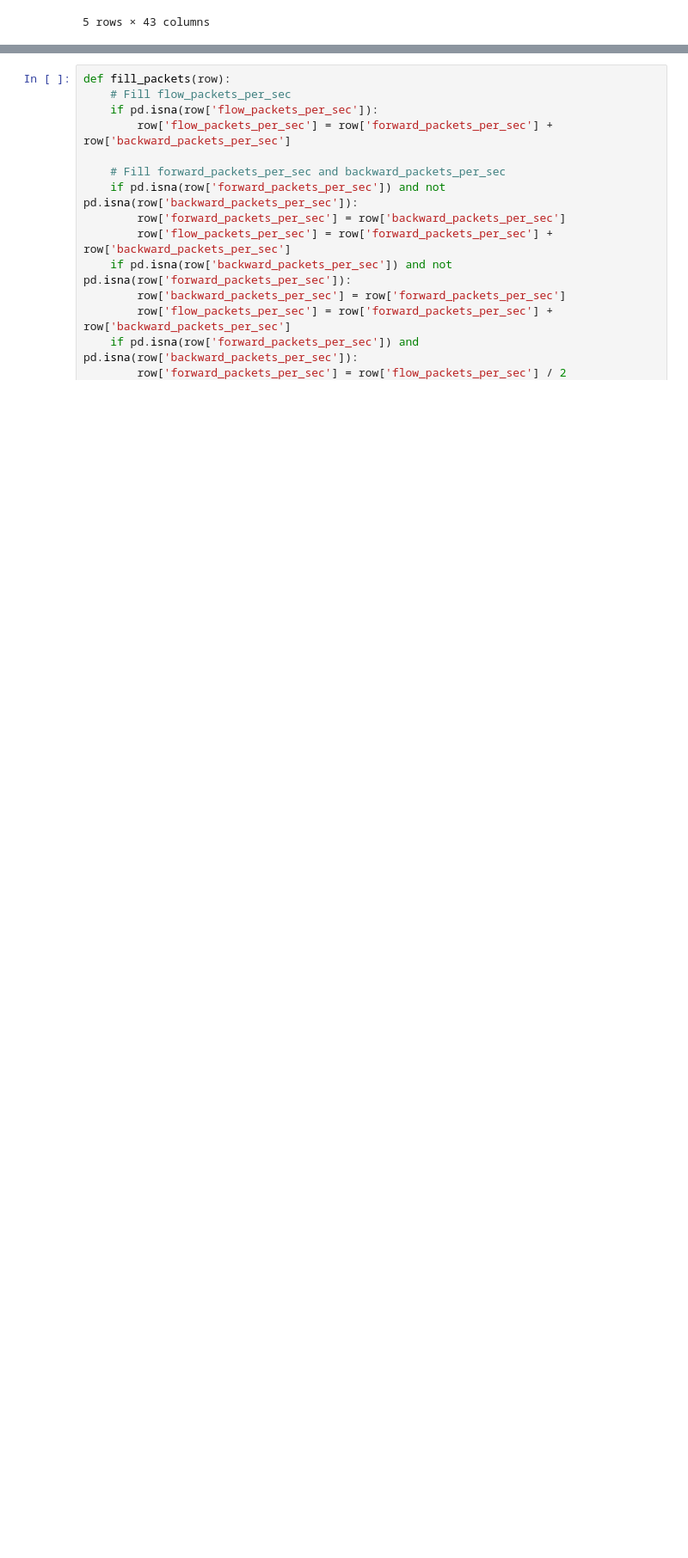
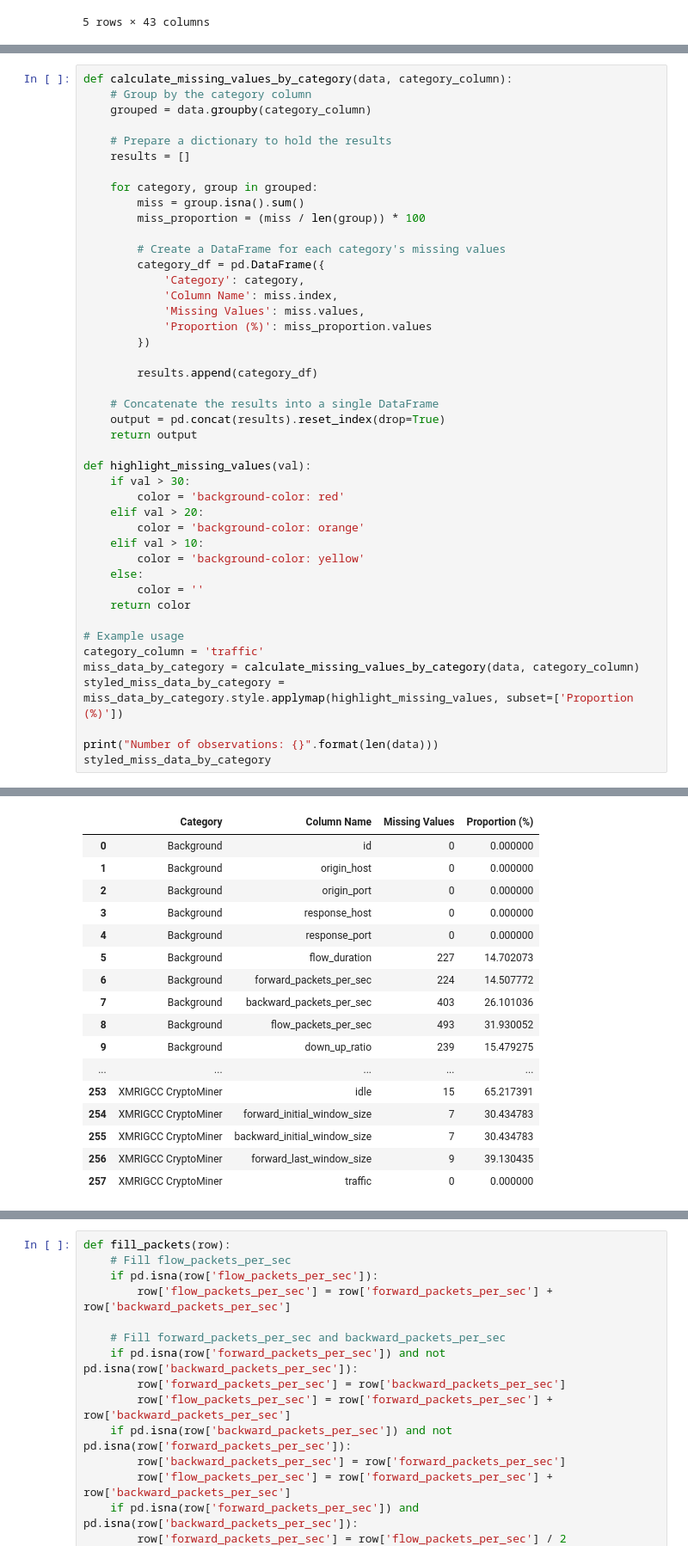
Before and after one commit to AllOneeeee/DataQuest24, a Jupyter notebook: train.ipynb, the cells around one changed output, grey strips where cells are left out. Shown at 86% size. Drawn from its saved outputs; the diff is of its cells as text; blank space fills up the shorter version.

```diff
--- a/train.ipynb
+++ b/train.ipynb
@@ -113 +119,46 @@ Number of observations: 416473
 | traffic | 0 | 0.000000 |
+# %%
+def calculate_missing_values_by_category(data, category_column):
+    # Group by the category column
+    grouped = data.groupby(category_column)
+
+    # Prepare a dictionary to hold the results
+    results = []
+
+    for category, group in grouped:
+        miss = group.isna().sum()
+        miss_proportion = (miss / len(group)) * 100
+
+        # Create a DataFrame for each category's missing values
+        category_df = pd.DataFrame({
+            'Category': category,
+            'Column Name': miss.index,
+            'Missing Values': miss.values,
+            'Proportion (%)': miss_proportion.values
+        })
+
+        results.append(category_df)
+
+    # Concatenate the results into a single DataFrame
+    output = pd.concat(results).reset_index(drop=True)
+    return output
+
+def highlight_missing_values(val):
+    if val > 30:
+        color = 'background-color: red'
+    elif val > 20:
+        color = 'background-color: orange'
+    elif val > 10:
+        color = 'background-color: yellow'
+    else:
+        color = ''
+    return color
+
+# Example usage
+category_column = 'traffic'
+miss_data_by_category = calculate_missing_values_by_category(data, category_column)
+styled_miss_data_by_category = miss_data_by_category.style.applymap(highlight_missing_values, subset=['Proportion (%)'])
+
+print("Number of observations: {}".format(len(data)))
+styled_miss_data_by_category
+# %% [output]
@@ -114,3 +166,20 @@ Number of observations: 416473
+|  | Category | Column Name | Missing Values | Proportion (%) |
+| 0 | Background | id | 0 | 0.000000 |
+| 1 | Background | origin_host | 0 | 0.000000 |
+| 2 | Background | origin_port | 0 | 0.000000 |
+| 3 | Background | response_host | 0 | 0.000000 |
+| 4 | Background | response_port | 0 | 0.000000 |
+| 5 | Background | flow_duration | 227 | 14.702073 |
+| 6 | Background | forward_packets_per_sec | 224 | 14.507772 |
+| 7 | Background | backward_packets_per_sec | 403 | 26.101036 |
+| 8 | Background | flow_packets_per_sec | 493 | 31.930052 |
+| 9 | Background | down_up_ratio | 239 | 15.479275 |
+| ... | ... | ... | ... | ... |
+| 253 | XMRIGCC CryptoMiner | idle | 15 | 65.217391 |
+| 254 | XMRIGCC CryptoMiner | forward_initial_window_size | 7 | 30.434783 |
+| 255 | XMRIGCC CryptoMiner | backward_initial_window_size | 7 | 30.434783 |
+| 256 | XMRIGCC CryptoMiner | forward_last_window_size | 9 | 39.130435 |
+| 257 | XMRIGCC CryptoMiner | traffic | 0 | 0.000000 |
 # %%
 import missingno as msno
 
```
Also changed, not shown: parts of 20 cells of this notebook, 2 other files.
